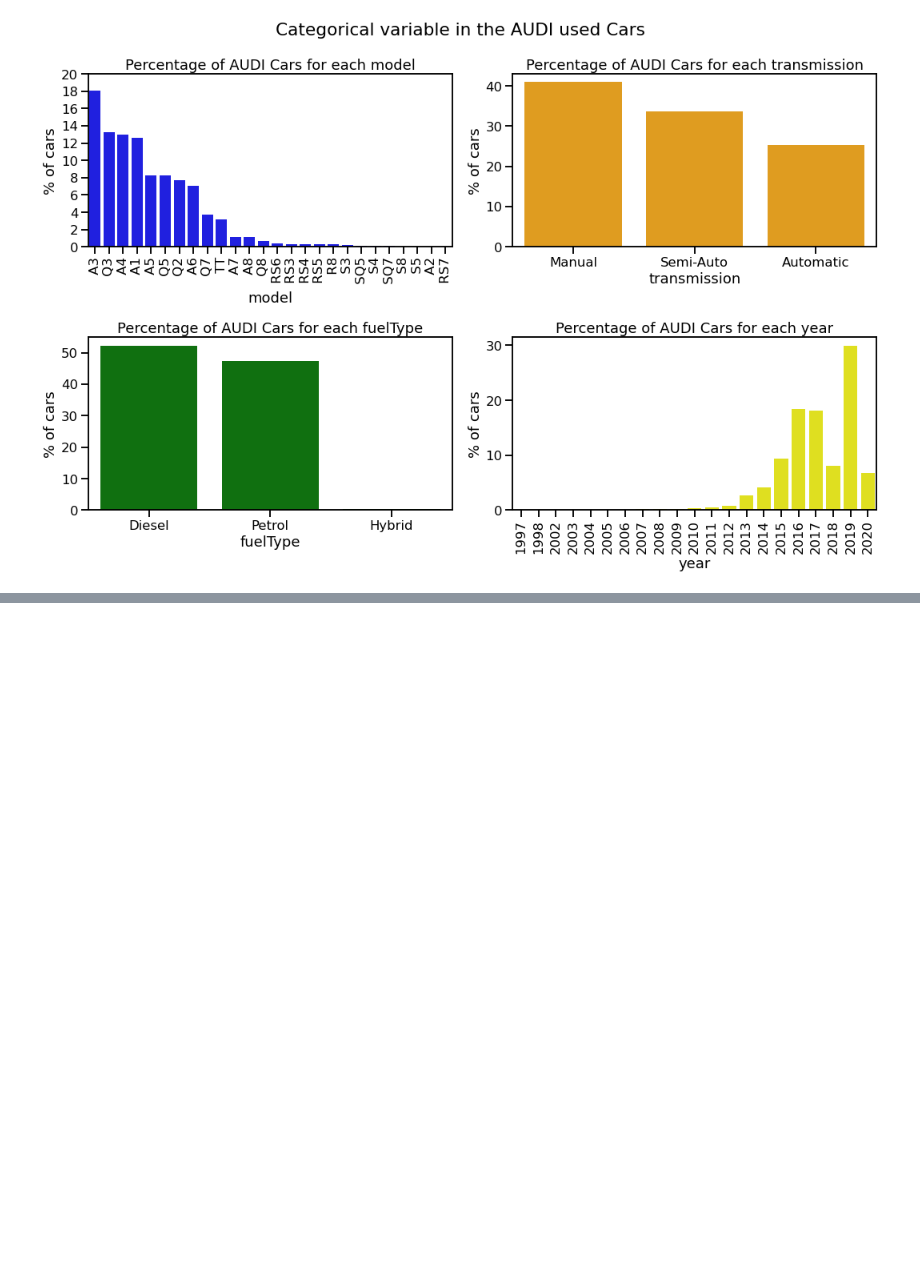
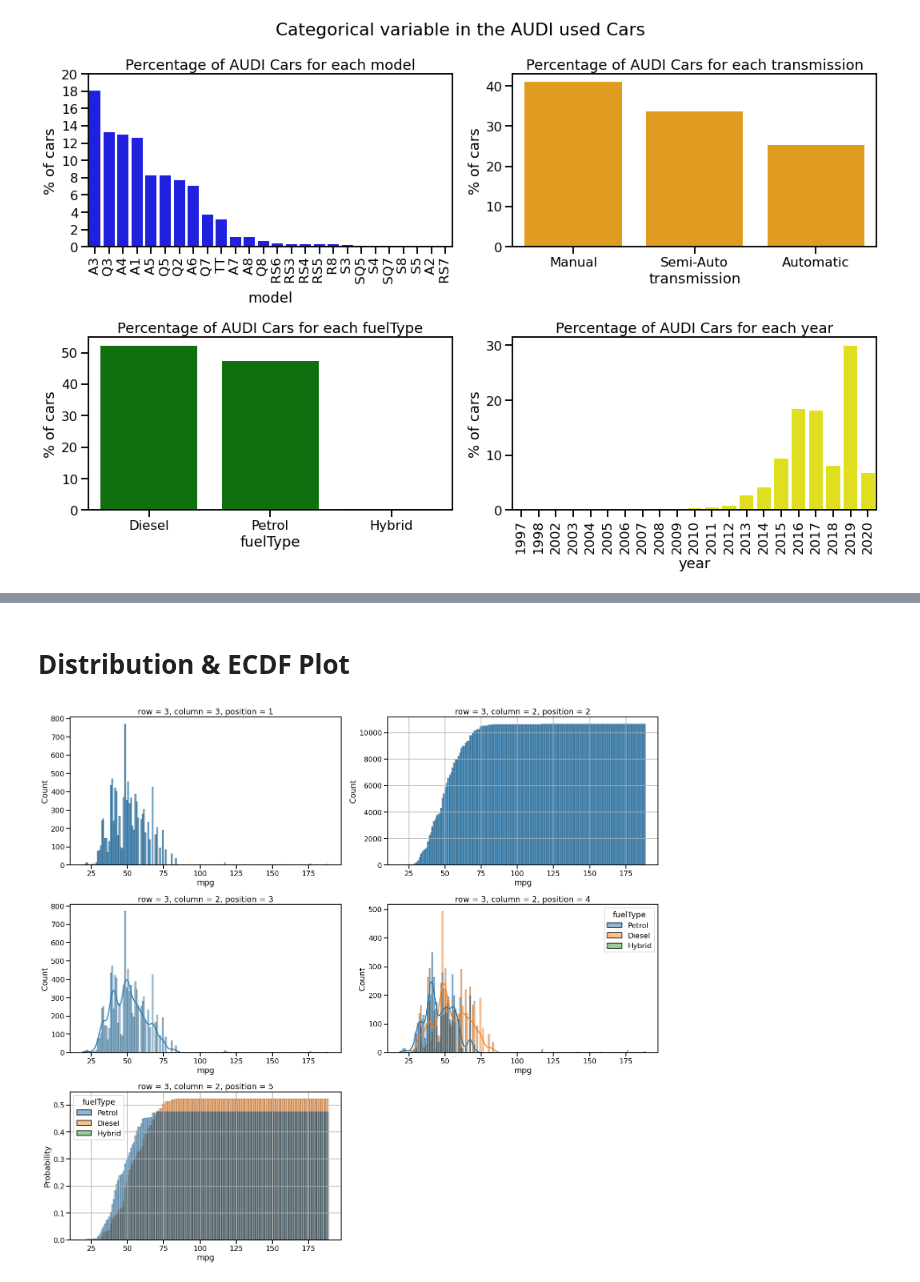
Before and after one commit to MdTawhidIslam/Audi_used_car_analysis, a Jupyter notebook: Audi_used_car_EDA.ipynb, the cells around one changed output, grey strips where cells are left out. Cells and saved outputs as stored; diff of their text form; code cells hidden in the pictures; blank space fills up the shorter version.

```diff
--- a/Audi_used_car_EDA.ipynb
+++ b/Audi_used_car_EDA.ipynb
@@ -441,0 +496,31 @@ plt.savefig("barplot of AUDI.png")
+# %% [markdown]
+# Distribution  & ECDF Plot
+# %%
+plt.figure(figsize=(20,18))
+
+plt.subplot(3,2,1)
+sns.histplot(data=df, x='mpg', binwidth=1)
+plt.title("row = 3, column = 3, position = 1")
+
+plt.subplot(3,2,2)
+sns.histplot(data=df, x='mpg', binwidth=1, cumulative=True)
+plt.grid()
+plt.title("row = 3, column = 2, position = 2")
+
+plt.subplot(3,2,3)
+sns.histplot(data=df, x='mpg', binwidth=1, kde=True)
+plt.title("row = 3, column = 2, position = 3")
+
+plt.subplot(3,2,4)
+sns.histplot(data=df, x='mpg', binwidth=1, kde=True, hue='fuelType')
+plt.title("row = 3, column = 2, position = 4")
+
+plt.subplot(3,2,5)
+sns.histplot(data=df, x='mpg', binwidth=1, cumulative=True, stat='probability', hue='fuelType')
+plt.grid()
+plt.title("row = 3, column = 2, position = 5")
+
+plt.tight_layout()
+plt.show()
+# %% [output]
+[figure, added]
```
Also changed, not shown: parts of 10 cells of this notebook.
